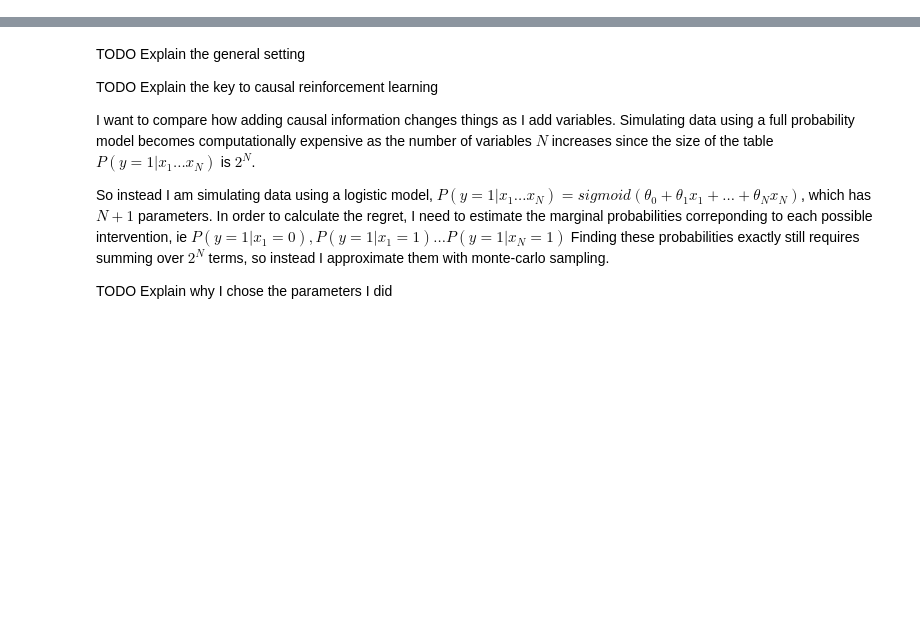
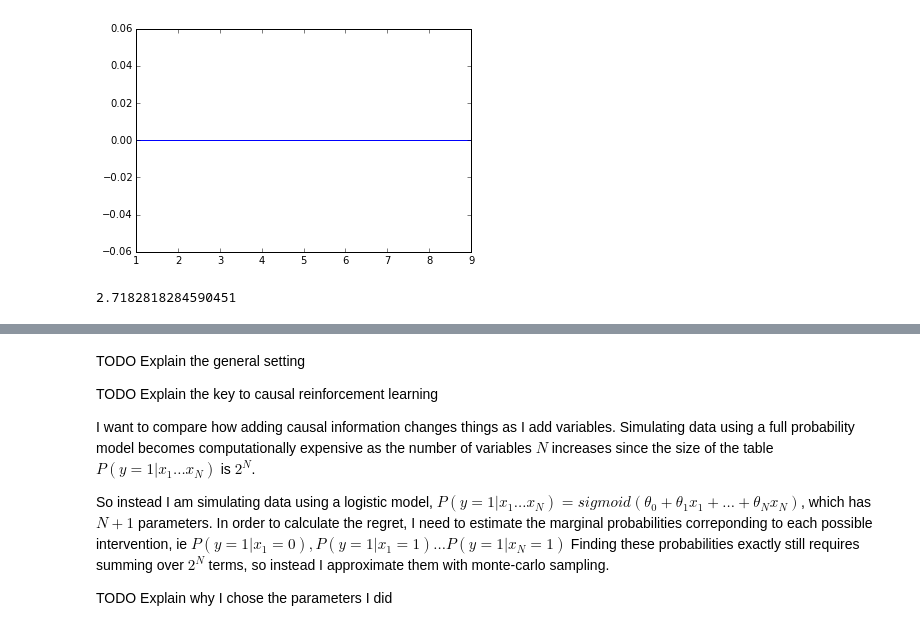
Before and after one commit to finnhacks42/causality, a Jupyter notebook: CausalReinforcement.ipynb, the cells around one changed output, grey strips where cells are left out. Cells and saved outputs as stored; diff of their text form; code cells hidden in the pictures; blank space fills up the shorter version.

```diff
--- a/CausalReinforcement.ipynb
+++ b/CausalReinforcement.ipynb
@@ -0,0 +1,21 @@
+# %%
+def R(h,n,a,d):
+    #(h/2.0+a/(a-2.0))*d
+    return  4*a*log(n)*exp(-2*h*pow(.5-2*a*log(n)/(h*pow(d,2)),2))/float(d)
+
+T = 10
+a = 4
+d = 0.001
+
+r = []
+for h in range(1,T):
+    n = T-h
+    r.append(R(h,n,a,d))
+plot(range(1,T),r)
+show()
+# %% [output]
+[figure, added]
+# %%
+exp(1)
+# %% [output]
+2.7182818284590451
```
Also changed, not shown: parts of 4 cells of this notebook, 41 other files.
